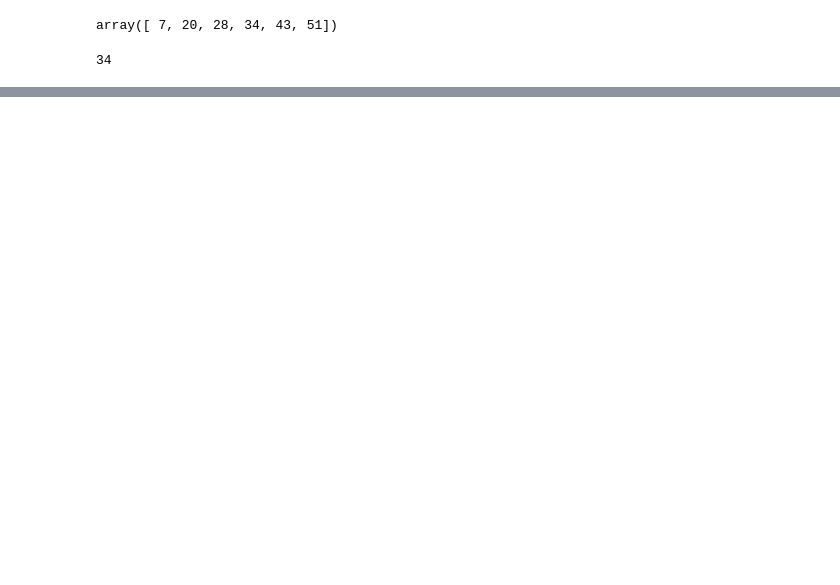
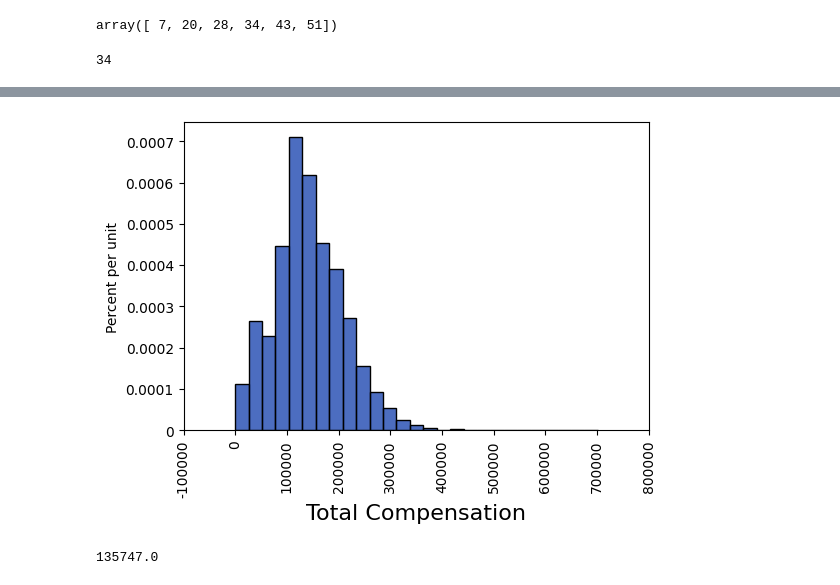
Before and after one commit to lochnes-007/Data8, a Jupyter notebook: 23-ConfidenceIntervals.ipynb, the cells around one changed output, grey strips where cells are left out. Cells and saved outputs as stored; diff of their text form; code cells hidden in the pictures; blank space fills up the shorter version.

```diff
--- a/23-ConfidenceIntervals.ipynb
+++ b/23-ConfidenceIntervals.ipynb
@@ -16,4 +16,5 @@ percentile(55, x)
 # %% [output]
 34
 # %%
-sf =
+sf = Table.read_table("san_francisco_2019.csv")
+sf.show(3)
@@ -19,0 +27,2 @@ sf =
+# %%
+sf.sort("Total Compensation", descending=True).show(5)
@@ -19,0 +37,13 @@ sf =
+# %%
+min_salary = 15*20*50
+sf = sf.where("Salary", are.above(min_salary))
+# %%
+sf_bins = np.arange(0, 726000, 26000)
+sf.hist("Total Compensation", bins=sf_bins)
+# %% [output]
+[figure, added]
+# %%
+pop_median = percentile(50, sf.column("Total Compensation"))
+pop_median
+# %% [output]
+135747.0
```
Also changed, not shown: parts of 9 cells of this notebook.
